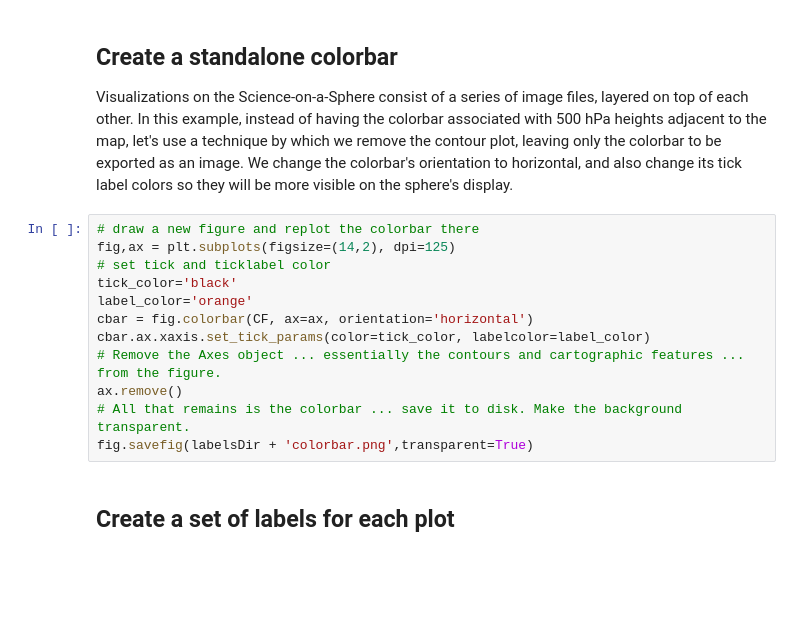
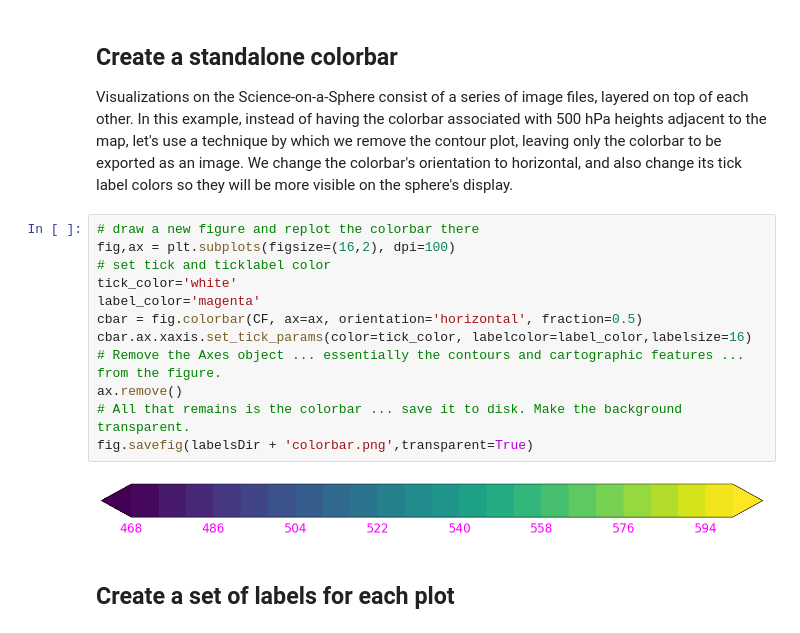
Before and after one commit to DAES433533/wolken, a Jupyter notebook: midterm/SOS_ERA5_SLP_500Z.ipynb, the cells around one changed output. Drawn from its saved outputs; the diff is of its cells as text; blank space fills up the shorter version.

```diff
--- a/midterm/SOS_ERA5_SLP_500Z.ipynb
+++ b/midterm/SOS_ERA5_SLP_500Z.ipynb
@@ -397,16 +544,18 @@ for size in (128, 800):
 Visualizations on the Science-on-a-Sphere consist of a series of image files, layered on top of each other. In this example, instead of having the colorbar associated with 500 hPa heights adjacent to the map, let's use a technique by which we remove the contour plot, leaving only the colorbar to be exported as an image. We change the colorbar's orientation to horizontal, and also change its tick label colors so they will be more visible on the sphere's display.
 # %%
 # draw a new figure and replot the colorbar there
-fig,ax = plt.subplots(figsize=(14,2), dpi=125)
+fig,ax = plt.subplots(figsize=(16,2), dpi=100)
 # set tick and ticklabel color
-tick_color='black'
-label_color='orange'
-cbar = fig.colorbar(CF, ax=ax, orientation='horizontal')
-cbar.ax.xaxis.set_tick_params(color=tick_color, labelcolor=label_color)
+tick_color='white'
+label_color='magenta'
+cbar = fig.colorbar(CF, ax=ax, orientation='horizontal', fraction=0.5)
+cbar.ax.xaxis.set_tick_params(color=tick_color, labelcolor=label_color,labelsize=16)
 # Remove the Axes object ... essentially the contours and cartographic features ... from the figure.
 ax.remove()
 # All that remains is the colorbar ... save it to disk. Make the background transparent.
 fig.savefig(labelsDir + 'colorbar.png',transparent=True)
+# %% [output]
+[figure, added]
 # %% [markdown]
 ## Create a set of labels for each plot
 # %%
```
Also changed, not shown: parts of 18 cells of this notebook, 2 other files.
